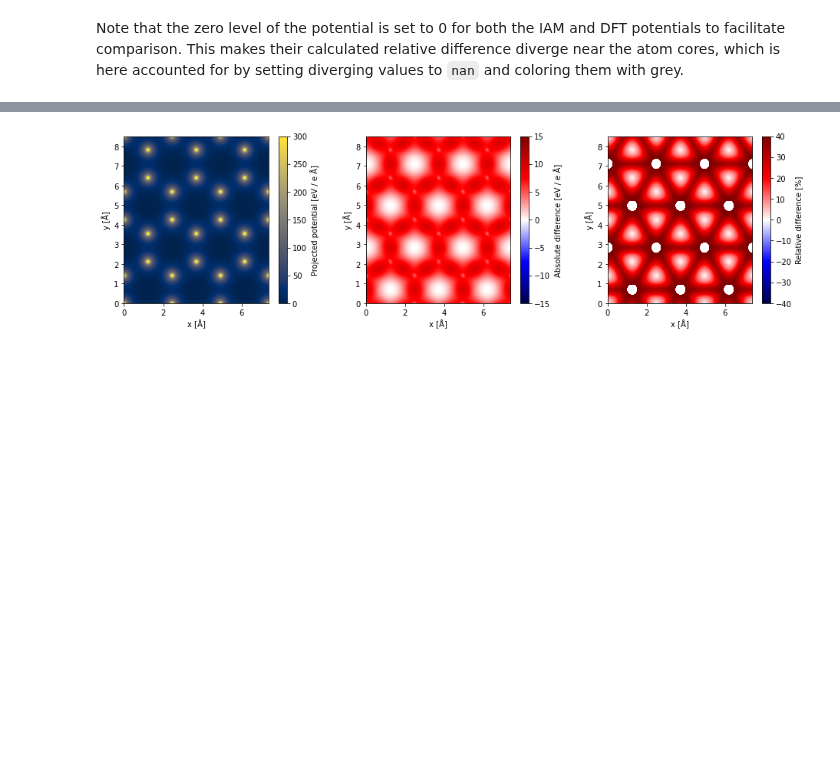
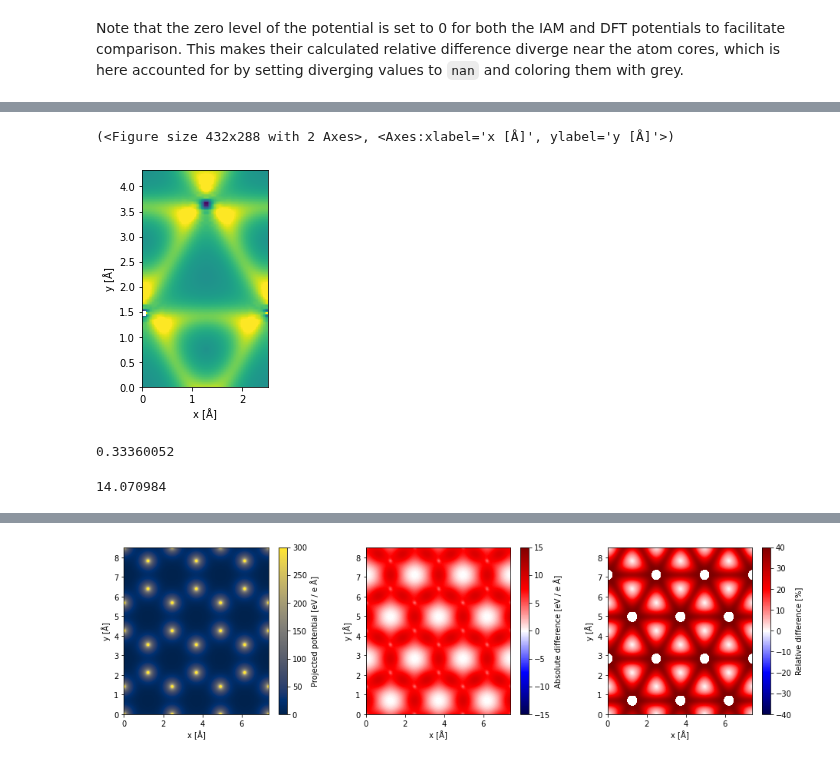
Before and after one commit to abTEM/doc, a Jupyter notebook: docs/user_guide/walkthrough/charge_density.ipynb, the cells around one changed output, grey strips where cells are left out. Drawn from its saved outputs; the diff is of its cells as text; code cells hidden in the pictures; blank space fills up the shorter version.

```diff
--- a/docs/user_guide/walkthrough/charge_density.ipynb
+++ b/docs/user_guide/walkthrough/charge_density.ipynb
@@ -76,0 +87,28 @@ Note that the zero level of the potential is set to 0 for both the IAM and DFT p
+# %%
+difference = potential_iam.project() - potential_dft.project()
+#relative_difference = (potential_iam.project() - potential_dft.project()) / potential_iam.project()
+
+iam_projected = potential_iam.project()
+iam_projected = iam_projected - iam_projected.min()
+
+dft_projected = difference = potential_dft.project()
+dft_projected = dft_projected - dft_projected.min()
+
+((iam_projected-dft_projected) / dft_projected).show(vmin=-1, vmax=1)
+#(difference / potential_iam.project()).show(vmin=-.5, vmax=.5)
+#relative_difference.show(vmin=-.5, vmax=.5)
+#relative_difference.show(vmin=.01, vmax=.01)
+#fig, (ax1, ax2, ax3) = plt.subplots(1, 3, figsize=(16, 4))
+
+#().show(cmap='bwr', cbar=True, vmin=-14, vmax=14);
+# %% [output]
+(<Figure size 432x288 with 2 Axes>, <Axes:xlabel='x [Å]', ylabel='y [Å]'>)
+[figure, added]
+# %%
+(difference / potential_iam.project()).array.compute().max()
+# %% [output]
+0.33360052
+# %%
+relative_difference.max().compute()
+# %% [output]
+14.070984
```
Also changed, not shown: parts of 32 cells of this notebook.
